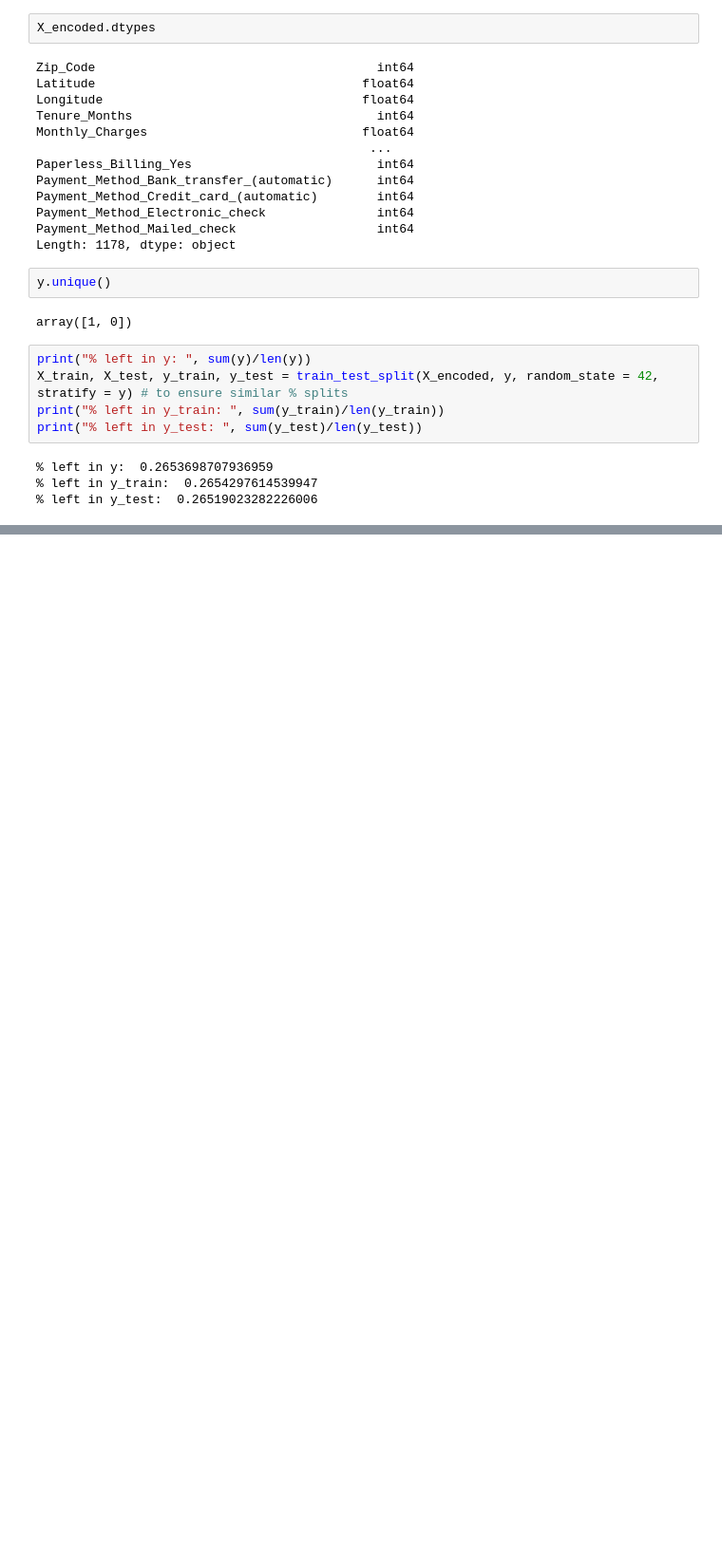
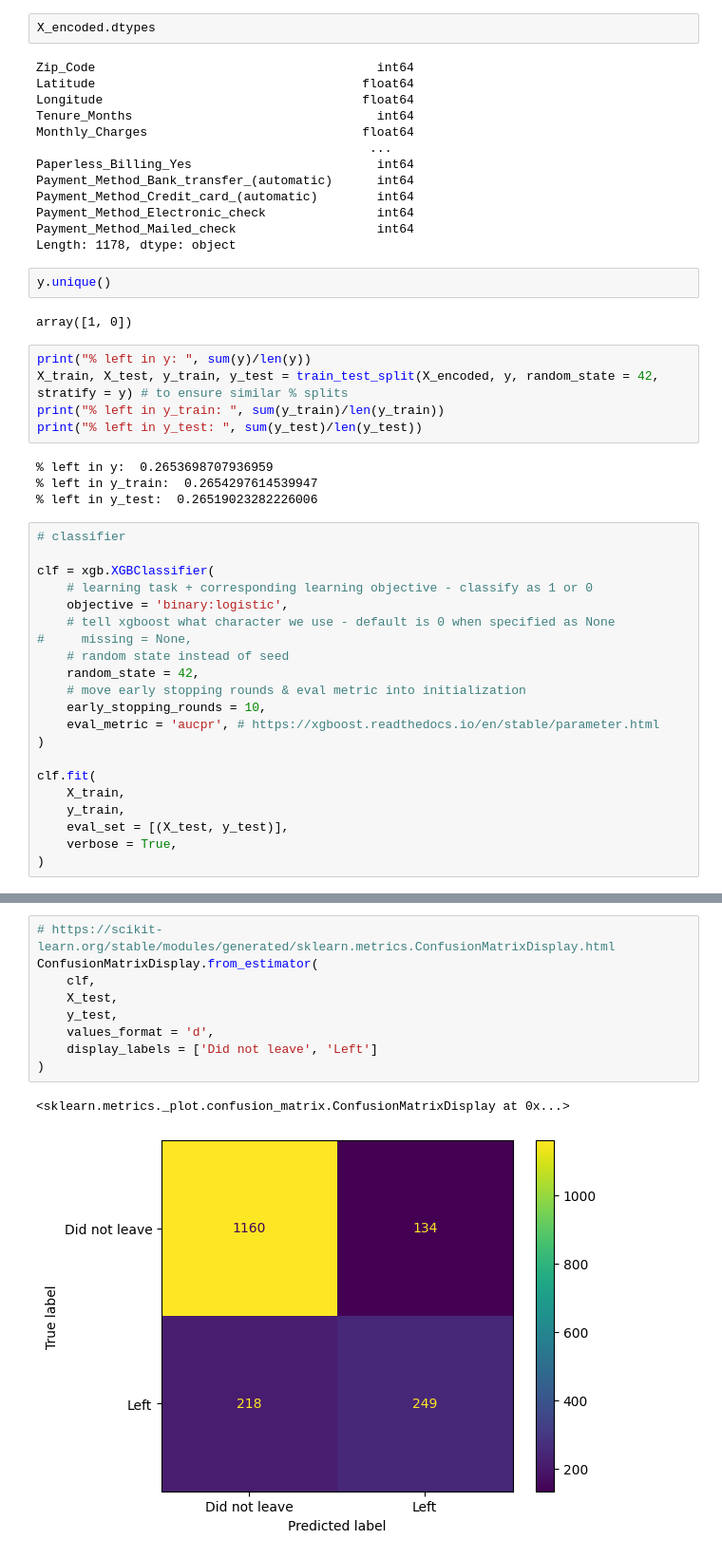
Before and after one commit to shitijnigam/kaggle-repo, a Jupyter notebook: ml-recap-xgboost.ipynb, the cells around one changed output, grey strips where cells are left out. Shown: that part at 95% size. Drawn from its saved outputs; the diff is of its cells as text; blank space fills up the shorter version.

Commit message:
v4 with xgb classifier and confusion matrix

```diff
--- a/ml-recap-xgboost.ipynb
+++ b/ml-recap-xgboost.ipynb
@@ -352,3 +352,24 @@ print("% left in y_test: ", sum(y_test)/len(y_test))
 % left in y:  0.2653698707936959
 % left in y_train:  0.2654297614539947
 % left in y_test:  0.26519023282226006
+# %%
+# classifier
+
+clf = xgb.XGBClassifier(
+    # learning task + corresponding learning objective - classify as 1 or 0
+    objective = 'binary:logistic',
+    # tell xgboost what character we use - default is 0 when specified as None
+#     missing = None,
+    # random state instead of seed
+    random_state = 42,
+    # move early stopping rounds & eval metric into initialization
+    early_stopping_rounds = 10,
+    eval_metric = 'aucpr', # https://xgboost.readthedocs.io/en/stable/parameter.html
+)
+
+clf.fit(
+    X_train,
+    y_train,
+    eval_set = [(X_test, y_test)],
+    verbose = True,
+)
@@ -354,0 +405,12 @@ print("% left in y_test: ", sum(y_test)/len(y_test))
+# %%
+# https://scikit-learn.org/stable/modules/generated/sklearn.metrics.ConfusionMatrixDisplay.html
+ConfusionMatrixDisplay.from_estimator(
+    clf,
+    X_test,
+    y_test,
+    values_format = 'd',
+    display_labels = ['Did not leave', 'Left']
+)
+# %% [output]
+<sklearn.metrics._plot.confusion_matrix.ConfusionMatrixDisplay at 0x...>
+[figure, added]
```
Also changed, not shown: parts of 2 cells of this notebook.
